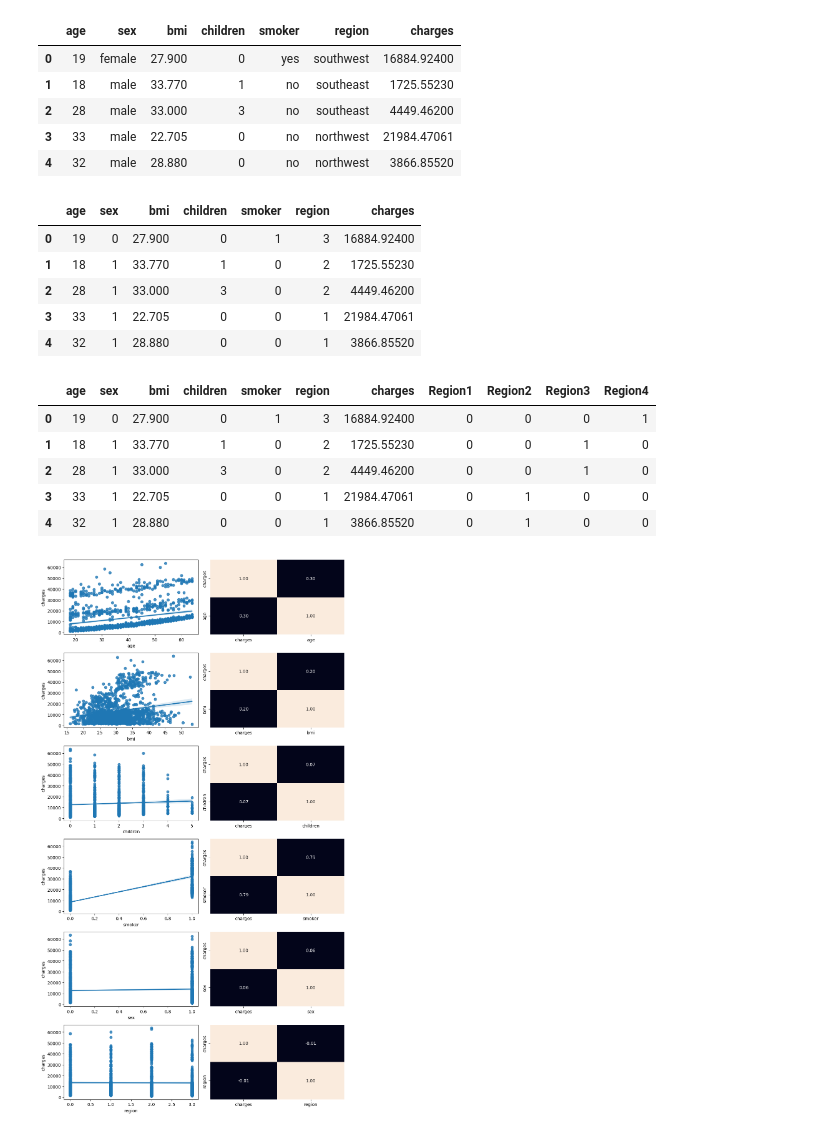
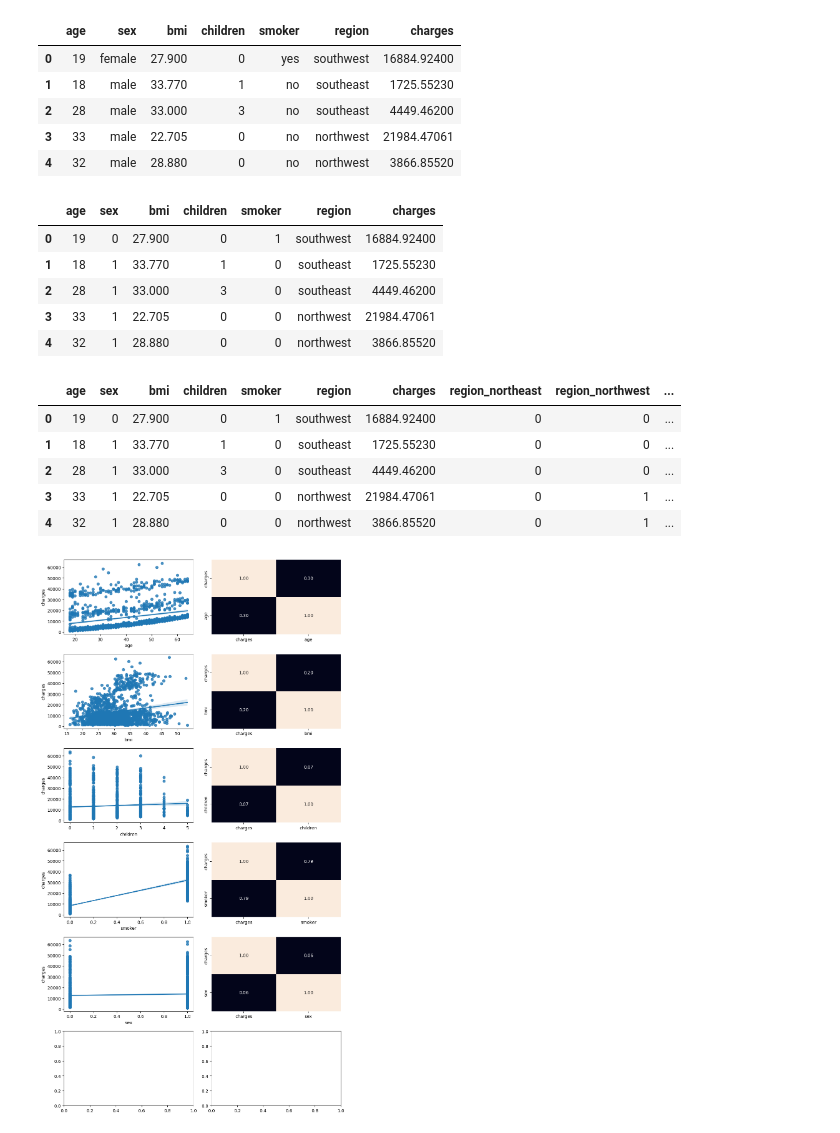
Before and after one commit to hpostigogo/Hector-machine-learning-python-template, a Jupyter notebook: src/RegresionLineal.ipynb, the cells around one changed output. Drawn from its saved outputs; the diff is of its cells as text; code cells hidden in the pictures.

```diff
--- a/src/RegresionLineal.ipynb
+++ b/src/RegresionLineal.ipynb
@@ -28,67 +28,69 @@ label_encoder = LabelEncoder()
 # Aplicar el encoder a la columna
 data['sex'] = label_encoder.fit_transform(data['sex'])
 data['smoker'] = label_encoder.fit_transform(data['smoker'])
-data['region'] = label_encoder.fit_transform(data['region'])
 
 #data.drop(columns=['sex','smoker','region'], inplace = True)
 
 data.head()
 # %% [output]
 |  | age | sex | bmi | children | smoker | region | charges |
-| 0 | 19 | 0 | 27.900 | 0 | 1 | 3 | 16884.92400 |
-| 1 | 18 | 1 | 33.770 | 1 | 0 | 2 | 1725.55230 |
-| 2 | 28 | 1 | 33.000 | 3 | 0 | 2 | 4449.46200 |
-| 3 | 33 | 1 | 22.705 | 0 | 0 | 1 | 21984.47061 |
-| 4 | 32 | 1 | 28.880 | 0 | 0 | 1 | 3866.85520 |
+| 0 | 19 | 0 | 27.900 | 0 | 1 | southwest | 16884.92400 |
+| 1 | 18 | 1 | 33.770 | 1 | 0 | southeast | 1725.55230 |
+| 2 | 28 | 1 | 33.000 | 3 | 0 | southeast | 4449.46200 |
+| 3 | 33 | 1 | 22.705 | 0 | 0 | northwest | 21984.47061 |
+| 4 | 32 | 1 | 28.880 | 0 | 0 | northwest | 3866.85520 |
 # %%
 #Creamos 4 columas en funcion de la region ya que cada region debe tener un coeficiente diferente y no depender de uno unico constante
 # Crear un DataFrame de ejemplo
 
-# Definir las condiciones para cada variable
-c1 = data['region'] == 0
-c2 = data['region'] == 1
-c3 = data['region'] == 2
-c4 = data['region'] == 3
+# Crear dummy para las cuatro regiones.
+#noreste, sureste, suroeste, noroeste
+
+# Crear variables dummy para cada categoría en 'region'
+data_dummies = pd.get_dummies(data['region'], prefix='region')
+
+# Unir las nuevas columnas dummy al DataFrame original
+data = pd.concat([data, data_dummies], axis=1)
 
 # Crear las columnas booleanas en función de las condiciones
-data['Region1'] = c1.astype(int)  # Convertir True/False a 1/0
-data['Region2'] = c2.astype(int)  # Convertir True/False a 1/0
-data['Region3'] = c3.astype(int)  # Convertir True/False a 1/0
-data['Region4'] = c4.astype(int)  # Convertir True/False a 1/0
+data['region_northeast'] = data['region_northeast'].astype(int)  # Convertir True/False a 1/0
+data['region_northwest'] = data['region_northwest'].astype(int)  # Convertir True/False a 1/0
+data['region_southeast'] = data['region_southeast'].astype(int)  # Convertir True/False a 1/0
+data['region_southwest'] = data['region_southwest'].astype(int)  # Convertir True/False a 1/0
 
 data.head()
 # %% [output]
-|  | age | sex | bmi | children | smoker | region | charges | Region1 | Region2 | Region3 | Region4 |
-| 0 | 19 | 0 | 27.900 | 0 | 1 | 3 | 16884.92400 | 0 | 0 | 0 | 1 |
-| 1 | 18 | 1 | 33.770 | 1 | 0 | 2 | 1725.55230 | 0 | 0 | 1 | 0 |
-| 2 | 28 | 1 | 33.000 | 3 | 0 | 2 | 4449.46200 | 0 | 0 | 1 | 0 |
-| 3 | 33 | 1 | 22.705 | 0 | 0 | 1 | 21984.47061 | 0 | 1 | 0 | 0 |
-| 4 | 32 | 1 | 28.880 | 0 | 0 | 1 | 3866.85520 | 0 | 1 | 0 | 0 |
+|  | age | sex | bmi | children | smoker | region | charges | region_northeast | region_northwest | ... |
+| 0 | 19 | 0 | 27.900 | 0 | 1 | southwest | 16884.92400 | 0 | 0 | ... |
+| 1 | 18 | 1 | 33.770 | 1 | 0 | southeast | 1725.55230 | 0 | 0 | ... |
+| 2 | 28 | 1 | 33.000 | 3 | 0 | southeast | 4449.46200 | 0 | 0 | ... |
+| 3 | 33 | 1 | 22.705 | 0 | 0 | northwest | 21984.47061 | 0 | 1 | ... |
+| 4 | 32 | 1 | 28.880 | 0 | 0 | northwest | 3866.85520 | 0 | 1 | ... |
 # %%
 #Analizaremos la regresion lineal
 
 fig, axis = plt.subplots(6, 2, figsize = (10, 18))
 
 sns.regplot(data = data, x = "age", y = "charges", ax = axis[0, 0])
 sns.heatmap(data[["charges", "age"]].corr(), annot = True, fmt = ".2f", ax = axis[0, 1], cbar = False)
 
 sns.regplot(data = data, x = "bmi", y = "charges", ax = axis[1, 0])
 sns.heatmap(data[["charges", "bmi"]].corr(), annot = True, fmt = ".2f", ax = axis[1, 1], cbar = False)
 
 sns.regplot(data = data, x = "children", y = "charges", ax = axis[2, 0])
 sns.heatmap(data[["charges", "children"]].corr(), annot = True, fmt = ".2f", ax = axis[2, 1], cbar = False)
 
 sns.regplot(data = data, x = "smoker", y = "charges", ax = axis[3, 0])
 sns.heatmap(data[["charges", "smoker"]].corr(), annot = True, fmt = ".2f", ax = axis[3, 1], cbar = False)
 
 sns.regplot(data = data, x = "sex", y = "charges", ax = axis[4, 0])
 sns.heatmap(data[["charges", "sex"]].corr(), annot = True, fmt = ".2f", ax = axis[4, 1], cbar = False)
 
-sns.regplot(data = data, x = "region", y = "charges", ax = axis[5, 0])
-sns.heatmap(data[["charges", "region"]].corr(), annot = True, fmt = ".2f", ax = axis[5, 1], cbar = False)
+#sns.regplot(data = data, x = "region", y = "charges", ax = axis[5, 0])
+#sns.heatmap(data[["charges", "region"]].corr(), annot = True, fmt = ".2f", ax = axis[5, 1], cbar = False)
 
 plt.tight_layout()
 plt.show()
 # %% [output]
-[figure, old version]
+[figure, new version]
 # %%
```
Also changed, not shown: parts of 2 cells of this notebook, 1 other file.
